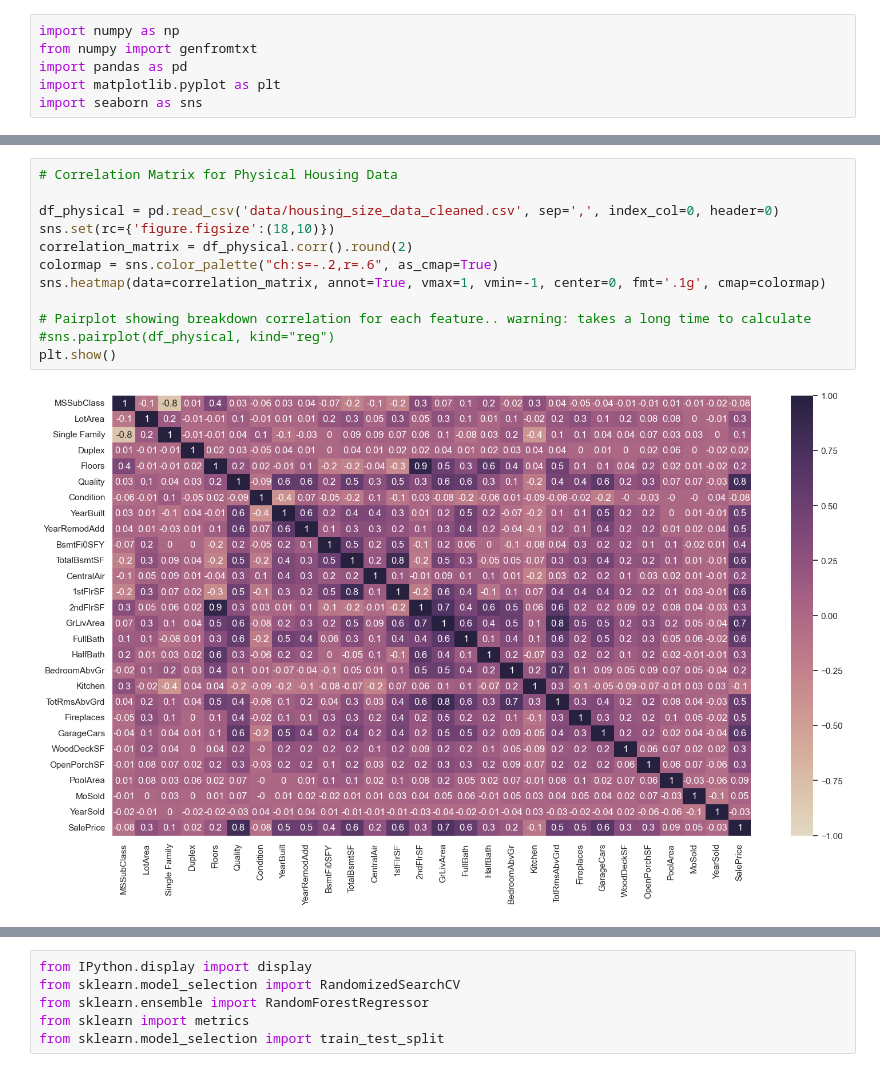
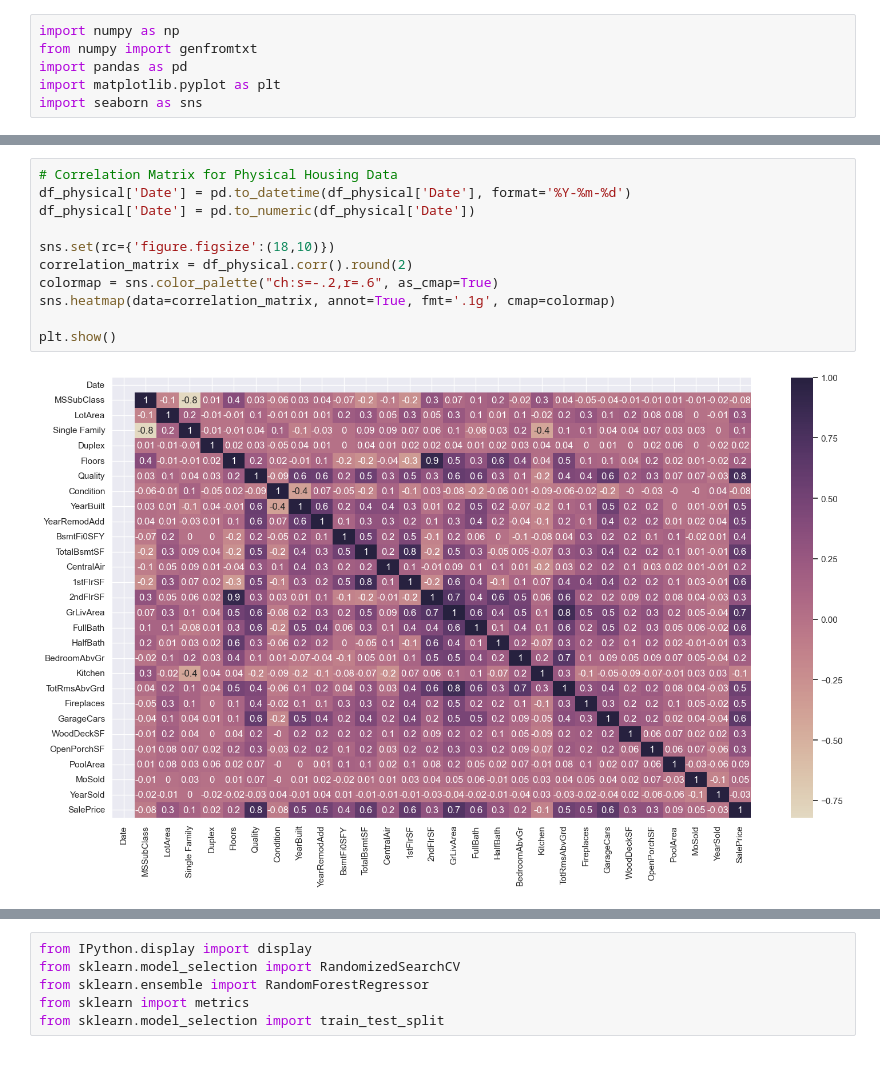
Before and after one commit to sullysbrain/wgu-c964-capstone, a Jupyter notebook: c951-task3.ipynb, the cells around one changed output, grey strips where cells are left out. Cells and saved outputs as stored; diff of their text form.

```diff
--- a/c951-task3.ipynb
+++ b/c951-task3.ipynb
@@ -21,16 +40,15 @@ df.head()
 # %%
 # Correlation Matrix for Physical Housing Data
+df_physical['Date'] = pd.to_datetime(df_physical['Date'], format='%Y-%m-%d')
+df_physical['Date'] = pd.to_numeric(df_physical['Date'])
 
-df_physical = pd.read_csv('data/housing_size_data_cleaned.csv', sep=',', index_col=0, header=0)
 sns.set(rc={'figure.figsize':(18,10)})
 correlation_matrix = df_physical.corr().round(2)
 colormap = sns.color_palette("ch:s=-.2,r=.6", as_cmap=True)
-sns.heatmap(data=correlation_matrix, annot=True, vmax=1, vmin=-1, center=0, fmt='.1g', cmap=colormap)
+sns.heatmap(data=correlation_matrix, annot=True, fmt='.1g', cmap=colormap)
 
-# Pairplot showing breakdown correlation for each feature.. warning: takes a long time to calculate
-#sns.pairplot(df_physical, kind="reg")
 plt.show()
 # %% [output]
-[figure, old version]
+[figure, new version]
 # %%
 # Join datasets to run correlation matrix
```
Also changed, not shown: parts of 9 cells of this notebook, 1 other file.
